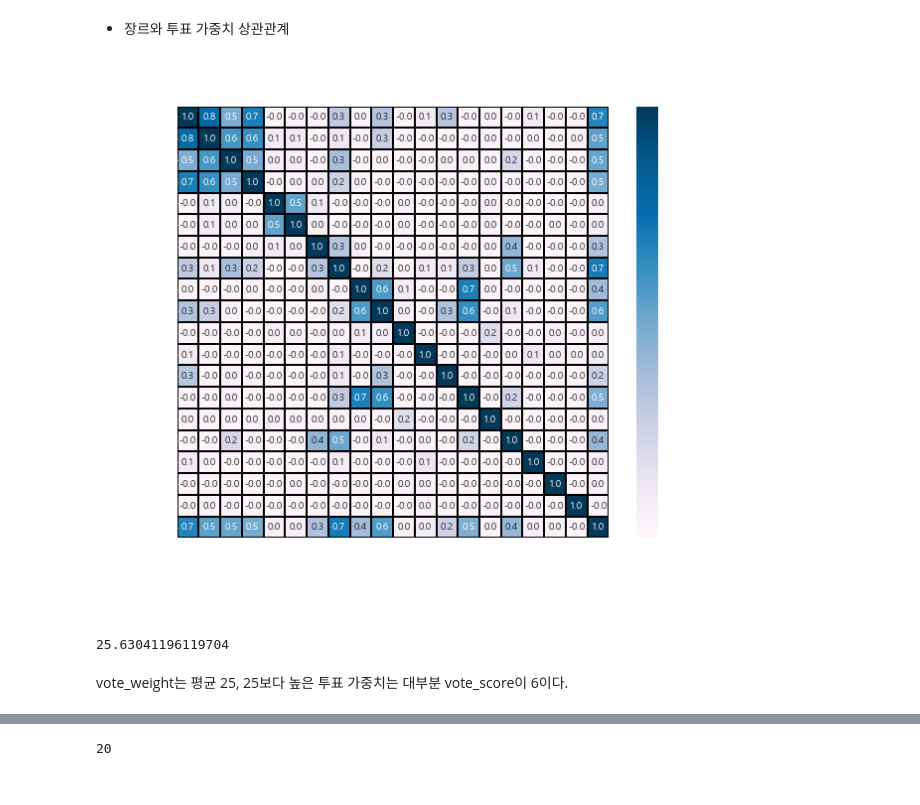
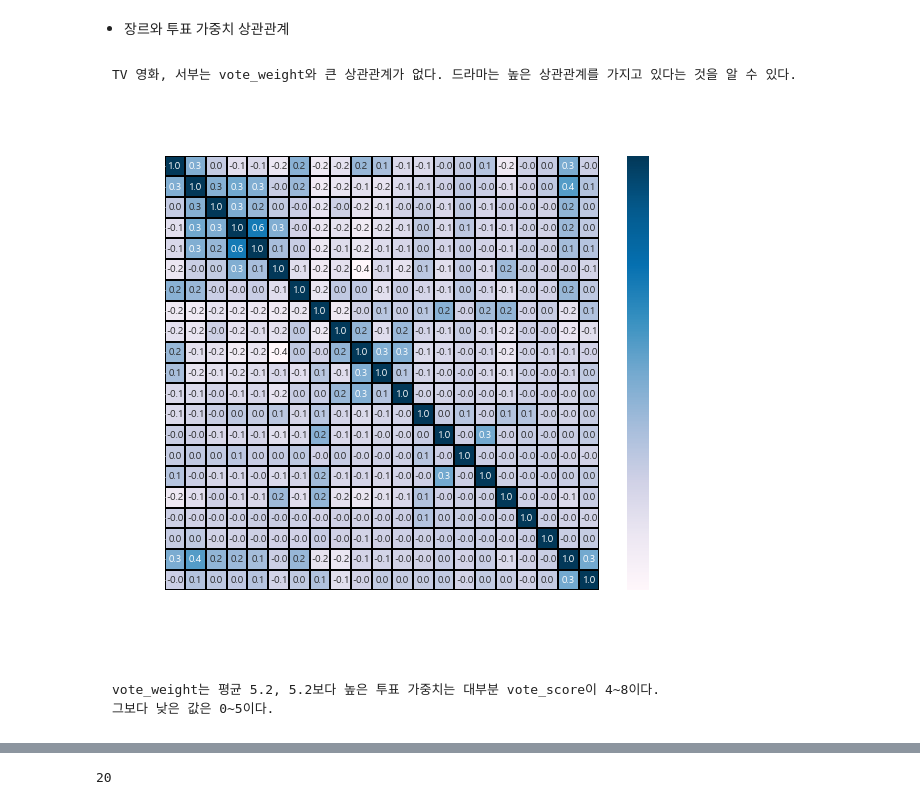
Before and after one commit to sky3085/ripple_ezen, a Jupyter notebook: ML/4.TMDBAnalysis.ipynb, the cells around one changed output, grey strips where cells are left out. Cells and saved outputs as stored; diff of their text form; code cells hidden in the pictures.

```diff
--- a/ML/4.TMDBAnalysis.ipynb
+++ b/ML/4.TMDBAnalysis.ipynb
@@ -108,20 +210,23 @@ df_genreVote_each['vote_weight'] = df.vote_weight.round(1).astype(int)
+# %%
+df = pd.concat([pd.read_csv('data/movie_genres_data.csv'), pd.read_csv('data/movie_data_ID.csv')], axis=1)
+# %%
+df.drop(['title','genres', 'country', 'charactor', 'director', 'vote_score', 'vote_count'], axis=1, inplace=True)
 # %% [markdown]
 - 장르와 투표 가중치 상관관계
+# %% [markdown]
+<pre>TV 영화, 서부는 vote_weight와 큰 상관관계가 없다. 드라마는 높은 상관관계를 가지고 있다는 것을 알 수 있다.</pre>
 # %%
 import seaborn as sns
 colormap = plt.cm.PuBu
 plt.figure(figsize=(10, 8))
 plt.title("Genres of vote_weight", y = 1.05, size = 15)
-sns.heatmap(df_genreVote_each.astype(float).corr(), linewidths=0.1, vmax=1.0,
+sns.heatmap(df.astype(float).corr(), linewidths=0.1, vmax=1.0,
            square = True, cmap = colormap, linecolor = "black", annot = True, fmt='.1f')
 plt.xticks(color='white')
 plt.yticks(color='white')
 plt.show()
 # %% [output]
-[figure, old version]
+[figure, new version]
-# %%
-df.vote_weight.mean()
-# %% [output]
-25.63041196119704
-# %% [markdown]
-vote_weight는 평균 25, 25보다 높은 투표 가중치는 대부분 vote_score이 6이다.
+# %% [markdown]
+<pre>vote_weight는 평균 5.2, 5.2보다 높은 투표 가중치는 대부분 vote_score이 4~8이다.
+그보다 낮은 값은 0~5이다.</pre>
```
Also changed, not shown: parts of 37 cells of this notebook, 15 other files.
